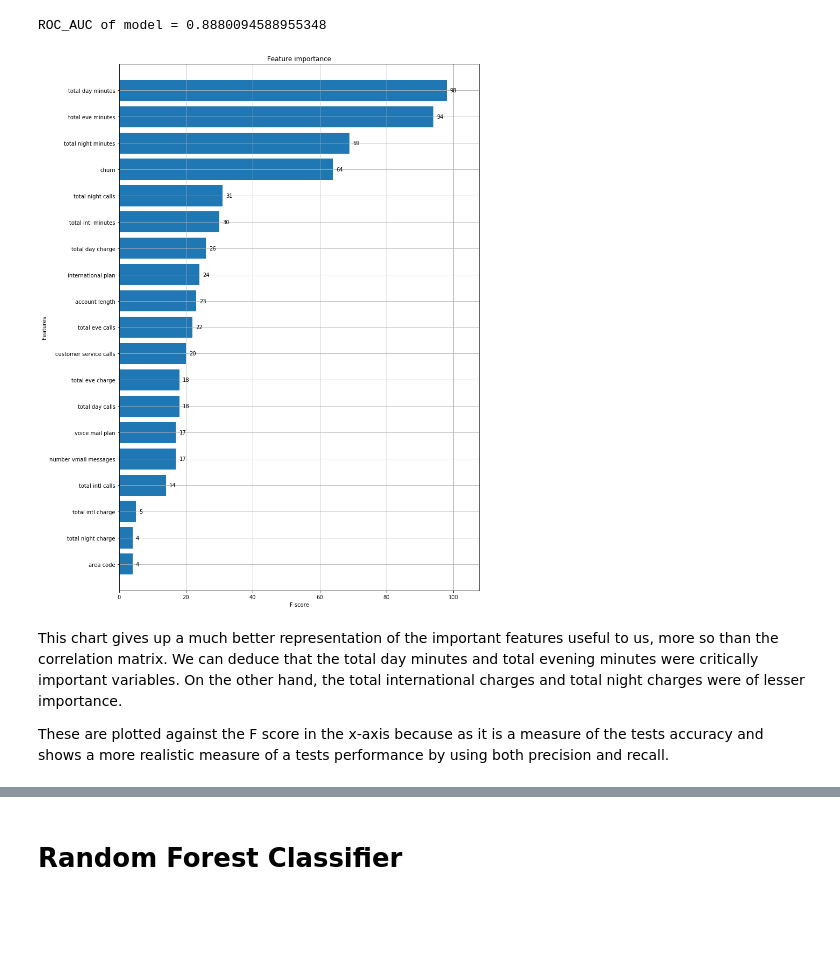
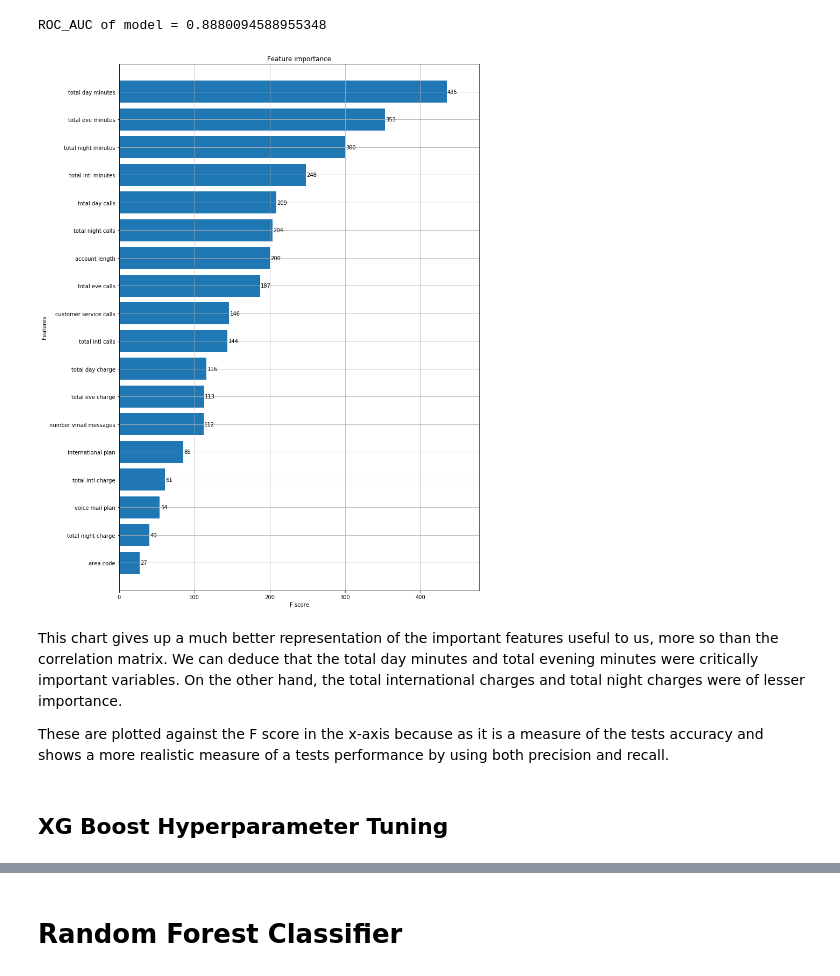
Before and after one commit to ArmanHasAPython/dsc-mod-3-project-v2-1-solo, a Jupyter notebook: Customer Churn Data.ipynb, the cells around one changed output, grey strips where cells are left out. Drawn from its saved outputs; the diff is of its cells as text; code cells hidden in the pictures; blank space fills up the shorter version.

```diff
--- a/Customer Churn Data.ipynb
+++ b/Customer Churn Data.ipynb
@@ -464,26 +464,28 @@ ROC_AUC of model = 0.8880094588955348
 # %%
 #LEARN HOW XGB CLASSIFIER WORKS. HOW DOES FEATURE IMPORTANCE WORK HERE
 
 #Using more estimators increasing the train speed therefore 100 seemed suitable.
 #Higher max depth overfits the model.
 #subsample is used as the regularization effect
 #High learning rates makes algorithm faster but does not yield accurate results thus keeping it to 0.1 is a good number
 import xgboost as xgb
 
 XGB = xgb.XGBClassifier(max_depth=7, n_estimators=100, colsample_bytree=0.8,
                         subsample=0.8, nthread=10, learning_rate=0.1)
 
-XGB.fit(df,y)
+XGB.fit(X_train,y_train)
 
 #Identifying the important features
 fig, ax = plt.subplots(figsize=(12,18))
 xgb.plot_importance(XGB, max_num_features=50, height=0.8, ax=ax)
 
 plt.show()
 # %% [output]
-[figure, old version]
+[figure, new version]
 # %% [markdown]
 This chart gives up a much better representation of the important features useful to us, more so than the correlation matrix. We can deduce that the total day minutes and total evening minutes were critically important variables.
 On the other hand, the total international charges and total night charges were of lesser importance.
 
 These are plotted against the F score in the x-axis because as it is a measure of the tests accuracy and shows a more realistic measure of a tests performance by using both precision and recall.
+# %% [markdown]
+## XG Boost Hyperparameter Tuning
```
Also changed, not shown: parts of 28 cells of this notebook, 1 other file.
